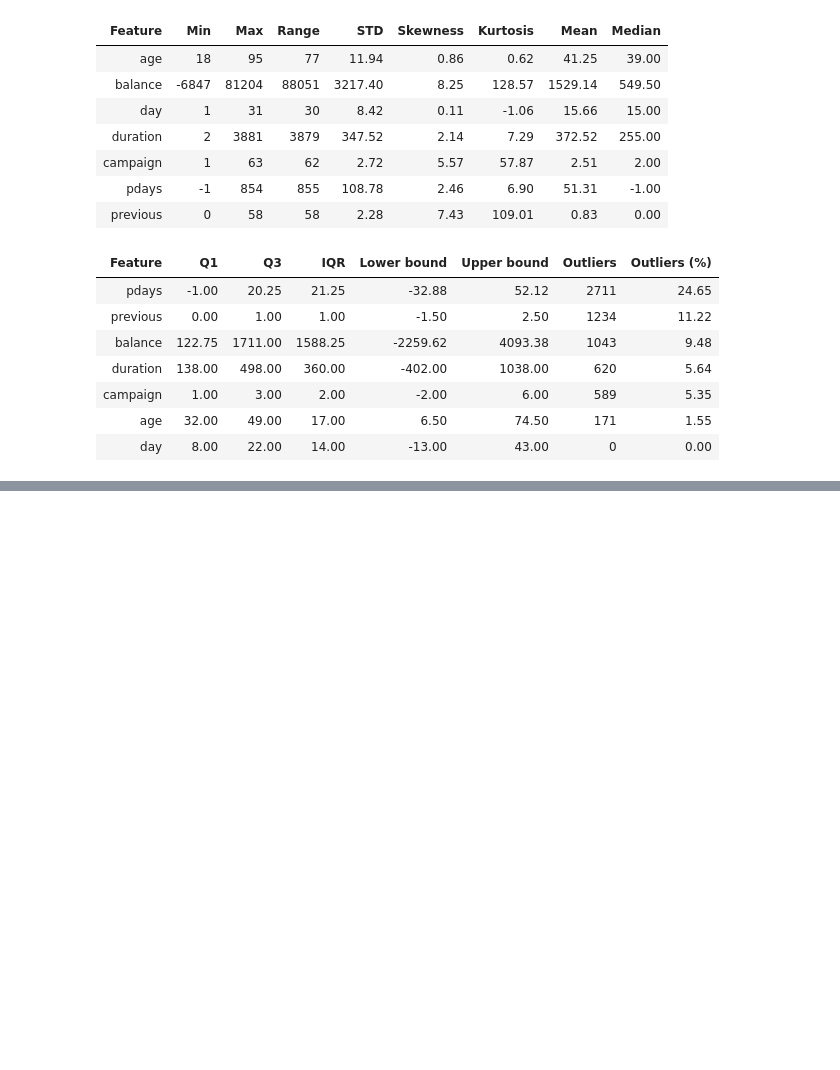
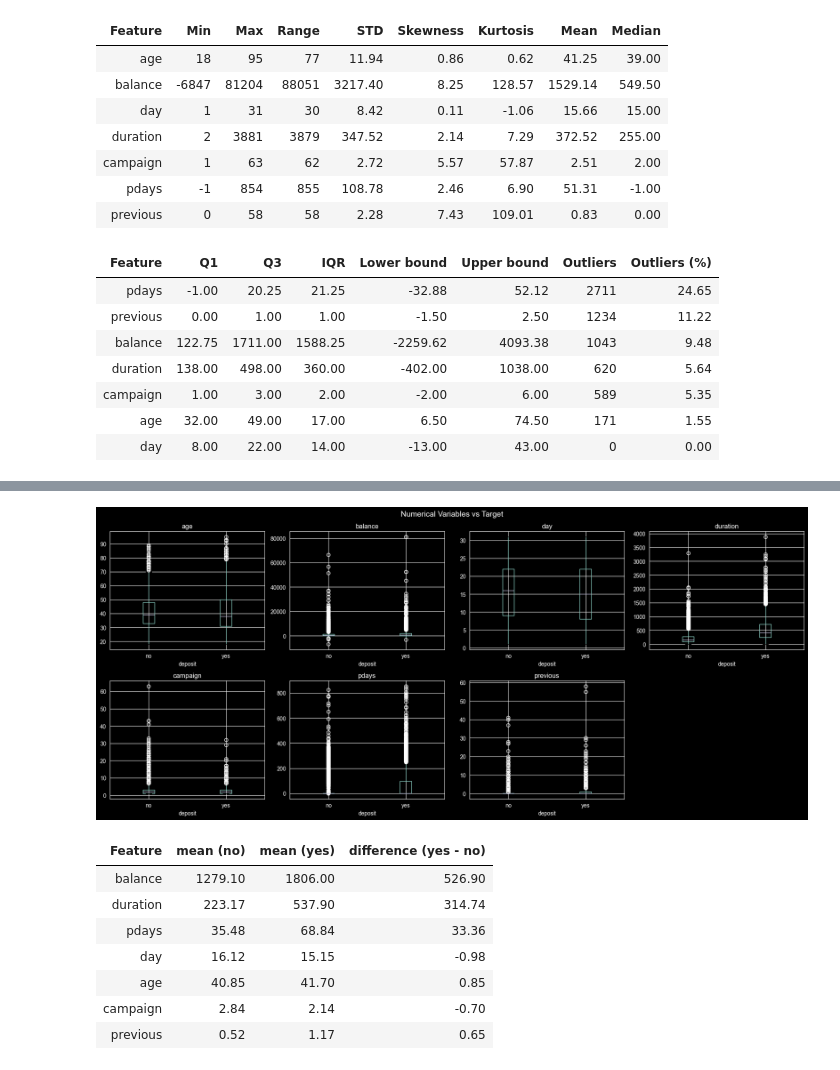
Before and after one commit to mathiasaiva/AA_primera_practica, a Jupyter notebook: notebooks/01_EDA_and_modeling.ipynb, the cells around one changed output, grey strips where cells are left out. Cells and saved outputs as stored; diff of their text form; code cells hidden in the pictures; blank space fills up the shorter version.

Commit message:
EDA - Correlation Analysis + Analyzed correlation of variables with deposit, divided analysis per type of variable and analyzed pdays.

```diff
--- a/notebooks/01_EDA_and_modeling.ipynb
+++ b/notebooks/01_EDA_and_modeling.ipynb
@@ -294,0 +303,36 @@ Después de haber hecho el barrido de las variables, nos conviene saber realment
+# %%
+num_cols = df_train.select_dtypes(include="number").columns.tolist()
+
+fig, axes = plt.subplots(2, 4, figsize=(18, 8))
+axes = axes.flatten()
+
+for i, col in enumerate(num_cols):
+    df_train.boxplot(column=col, by="deposit", ax=axes[i])
+    axes[i].set_title(col)
+    axes[i].set_xlabel("deposit")
+
+# Hide unused subplot if any  '''''''¿¿¿'''
+for j in range(i + 1, len(axes)):
+    axes[j].set_visible(False)
+
+plt.suptitle("Numerical Variables vs Target", fontsize=14)
+plt.tight_layout()
+plt.show()
+
+mean_by_class = df_train.groupby("deposit")[num_cols].mean().T
+mean_by_class.columns = ["mean (no)", "mean (yes)"]
+mean_by_class["difference (yes - no)"] = mean_by_class["mean (yes)"] - mean_by_class["mean (no)"]
+mean_by_class["abs_diff"] = mean_by_class["difference (yes - no)"].abs()
+mean_by_class = mean_by_class.sort_values("abs_diff", ascending=False).drop(columns="abs_diff")
+
+show_df(mean_by_class.reset_index().rename(columns={"index": "Feature"}))
+# %% [output]
+[figure, added]
+| Feature | mean (no) | mean (yes) | difference (yes - no) |
+| balance | 1279.10 | 1806.00 | 526.90 |
+| duration | 223.17 | 537.90 | 314.74 |
+| pdays | 35.48 | 68.84 | 33.36 |
+| day | 16.12 | 15.15 | -0.98 |
+| age | 40.85 | 41.70 | 0.85 |
+| campaign | 2.84 | 2.14 | -0.70 |
+| previous | 0.52 | 1.17 | 0.65 |
```
Also changed, not shown: parts of 8 cells of this notebook.
